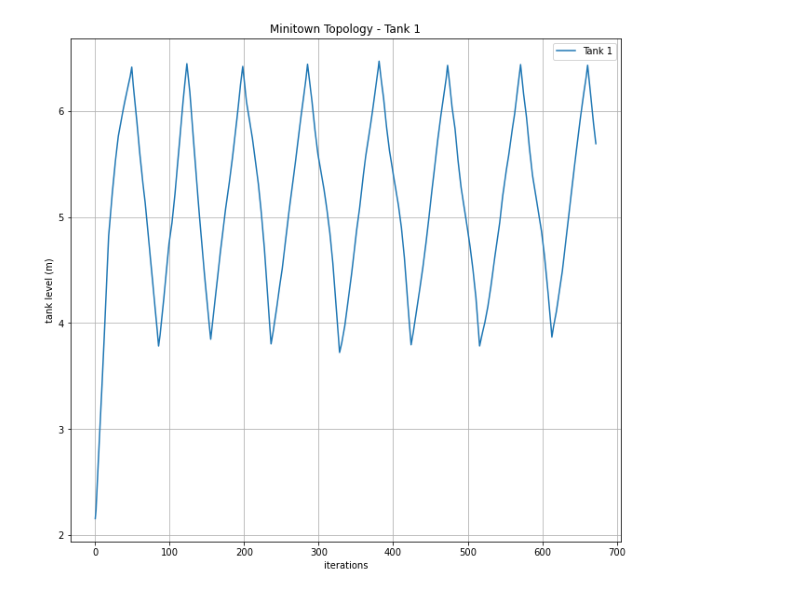
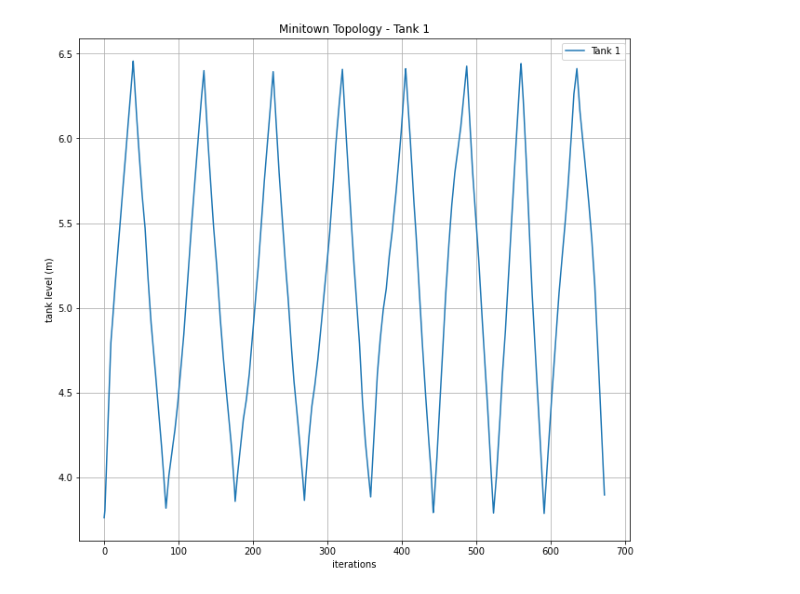
Before and after one commit to Critical-Infrastructure-Systems-Lab/DHALSIM, a Jupyter notebook: ICS_topologies/minitown_topology/Plot_minitown.ipynb, the cells around one changed output. Drawn from its saved outputs; the diff is of its cells as text; code cells hidden in the pictures.

```diff
--- a/ICS_topologies/minitown_topology/Plot_minitown.ipynb
+++ b/ICS_topologies/minitown_topology/Plot_minitown.ipynb
@@ -7,16 +7,16 @@ import csv
 import time
 import pandas as pd
 # %%
-minicps_minitown = pd.read_csv('normal_behavior/physical_process.csv')
+minicps_minitown = pd.read_csv('normal_behavior/week_15/physical_process.csv')
 subplot_hspace = 0.6
 subplot_wspace = 0.1
 dd = plt.subplot(1,2,1)
 minicps_minitown["TANK_LEVEL"].plot(label='Tank 1', ax=dd)
 plt.title("Minitown Topology - Tank 1")
 plt.xlabel('iterations')
 plt.ylabel('tank level (m)')
 plt.legend()
 plt.subplots_adjust(top=2.00, right=3.00, hspace = subplot_hspace, wspace=subplot_wspace)
 plt.grid(True)
 # %% [output]
-[figure, old version]
+[figure, new version]
```
Also changed, not shown: 4 other files.
